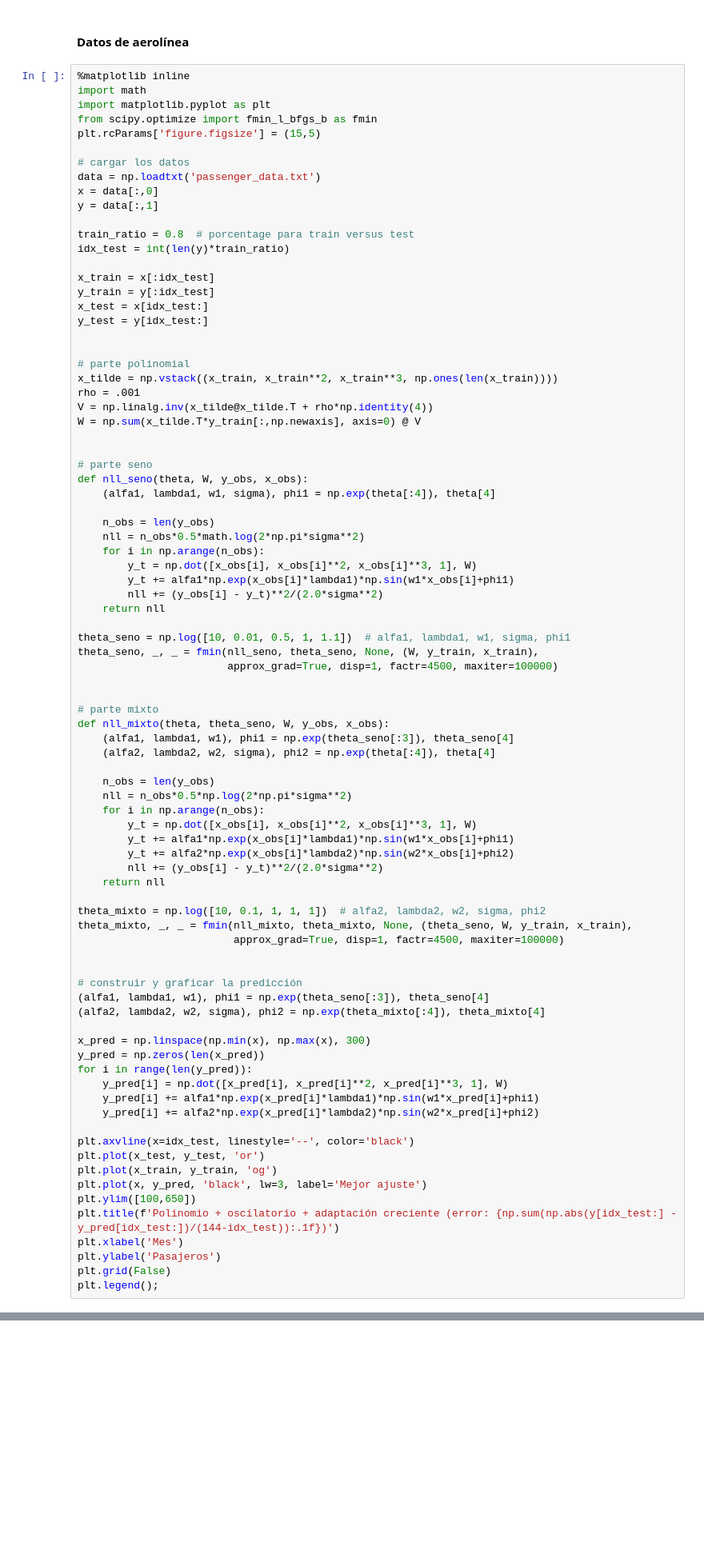
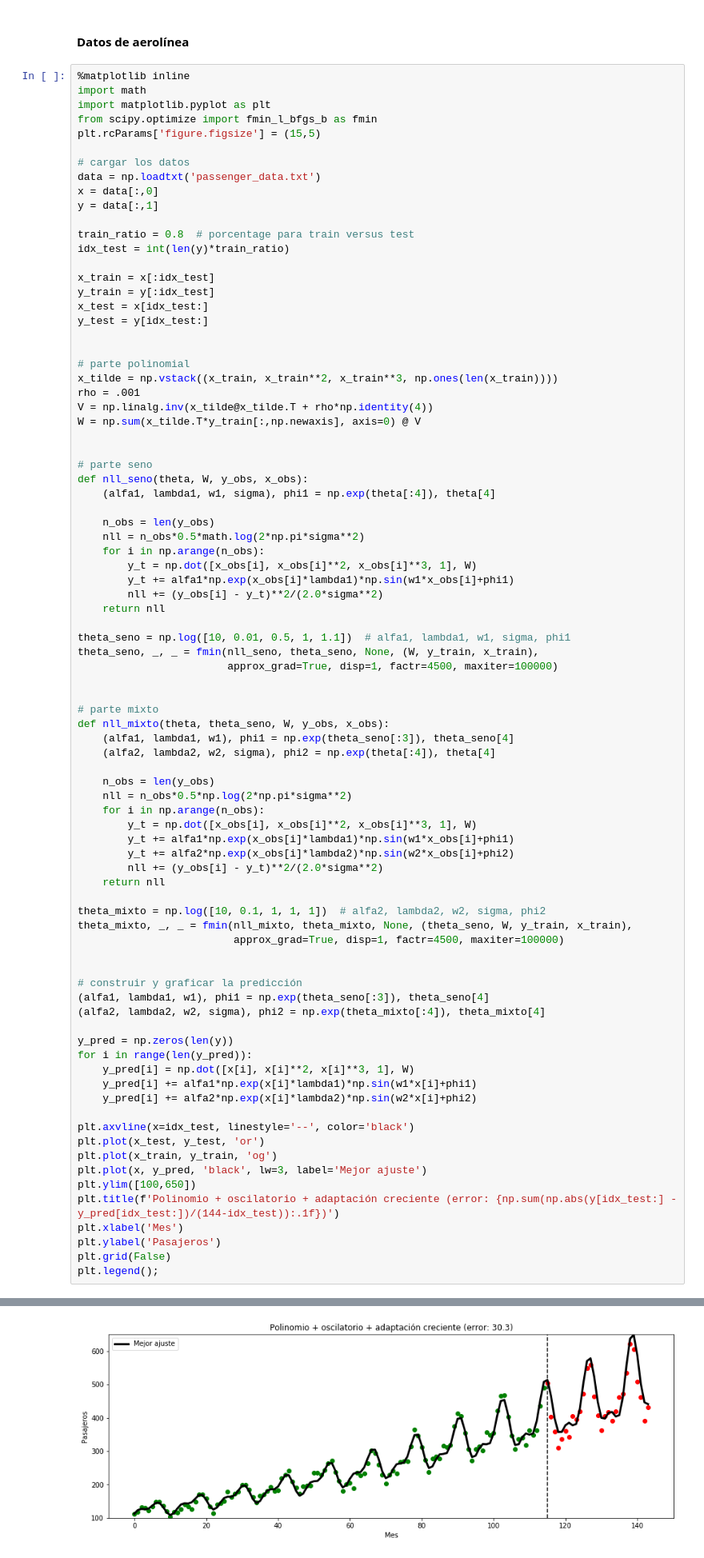
Before and after one commit to GAMES-UChile/Curso-BancoEstado, a Jupyter notebook: modulo2/modulo2.ipynb, the cells around one changed output, grey strips where cells are left out. Shown at 80% size. Saved outputs shown, nothing was run; the diff lists cells and outputs as text; blank space fills up the shorter version.

```diff
--- a/modulo2/modulo2.ipynb
+++ b/modulo2/modulo2.ipynb
@@ -449,12 +449,11 @@ theta_mixto, _, _ = fmin(nll_mixto, theta_mixto, None, (theta_seno, W, y_train,
 (alfa1, lambda1, w1), phi1 = np.exp(theta_seno[:3]), theta_seno[4]
 (alfa2, lambda2, w2, sigma), phi2 = np.exp(theta_mixto[:4]), theta_mixto[4]
 
-x_pred = np.linspace(np.min(x), np.max(x), 300)
-y_pred = np.zeros(len(x_pred))
+y_pred = np.zeros(len(y))
 for i in range(len(y_pred)):
-    y_pred[i] = np.dot([x_pred[i], x_pred[i]**2, x_pred[i]**3, 1], W)
-    y_pred[i] += alfa1*np.exp(x_pred[i]*lambda1)*np.sin(w1*x_pred[i]+phi1)
-    y_pred[i] += alfa2*np.exp(x_pred[i]*lambda2)*np.sin(w2*x_pred[i]+phi2)
+    y_pred[i] = np.dot([x[i], x[i]**2, x[i]**3, 1], W)
+    y_pred[i] += alfa1*np.exp(x[i]*lambda1)*np.sin(w1*x[i]+phi1)
+    y_pred[i] += alfa2*np.exp(x[i]*lambda2)*np.sin(w2*x[i]+phi2)
 
 plt.axvline(x=idx_test, linestyle='--', color='black')
 plt.plot(x_test, y_test, 'or')
@@ -471,3 +469,4 @@ ValueError: x and y must have same first dimension, but have shapes (144,) and (
+[figure, added]
 # %% [markdown]
 ## 2.2) Optimización de mínimos cuadrados
 
```
Also changed, not shown: parts of 1 cell of this notebook.
